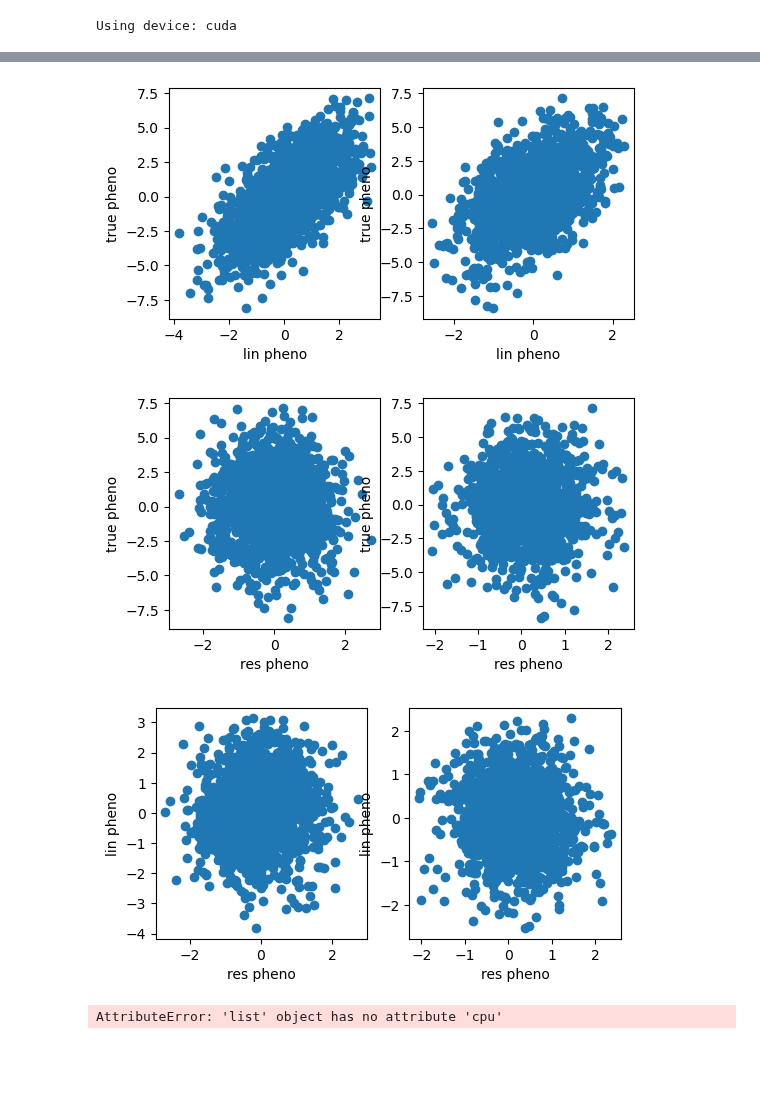
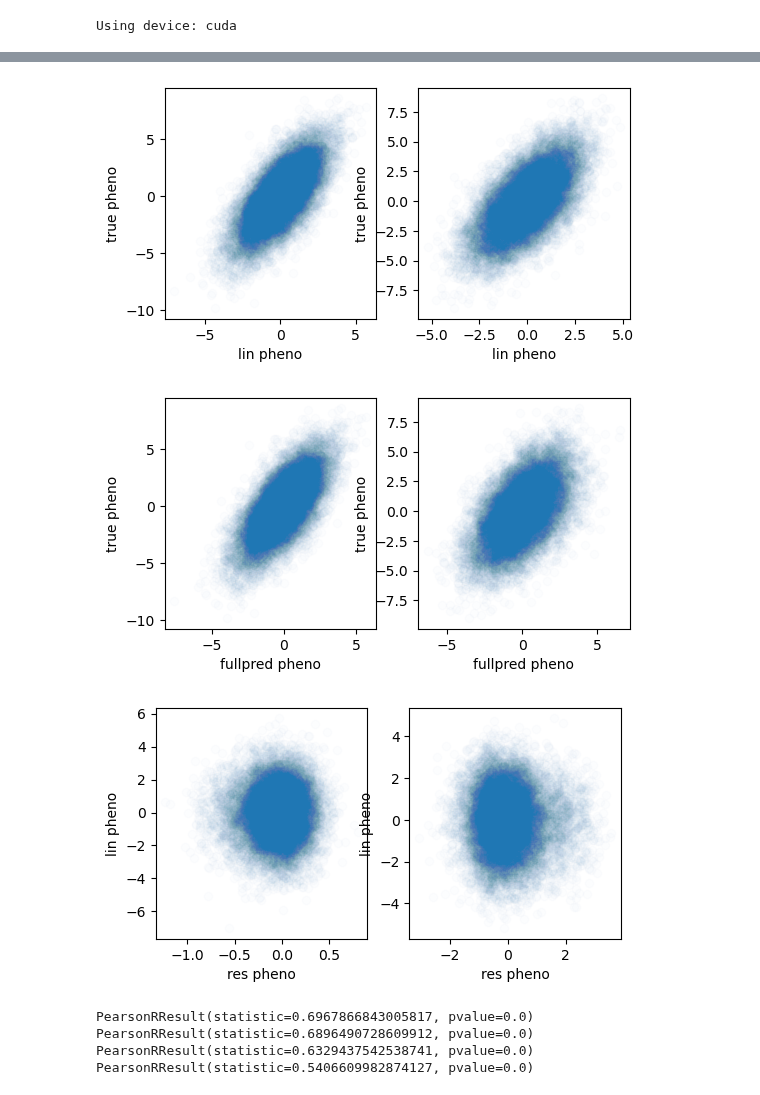
Before and after one commit to Arcadia-Science/2025-epistasis-dl-quantgen, a Jupyter notebook: workflow_sims/alphasimr_mini/gp_combi.ipynb, the cells around one changed output, grey strips where cells are left out. Cells and saved outputs as stored; diff of their text form; code cells hidden in the pictures; blank space fills up the shorter version.

Commit message:
alphasim mini 100k results

```diff
--- a/workflow_sims/alphasimr_mini/gp_combi.ipynb
+++ b/workflow_sims/alphasimr_mini/gp_combi.ipynb
@@ -23,7 +23,7 @@ from datetime import datetime
 
 #variables
 n_phen=2
-n_loci = 2000
+n_loci = 200
 n_alleles = 2
 latent_space_g = 3000
 EPS = 1e-15
@@ -32,9 +32,8 @@ EPS = 1e-15
 batch_size = 1000
 num_workers = 3
 
-#base_file_name = 'gpatlas_input/test_sim_WF_1kbt_10000n_5000000bp_'
-base_file_name = 'test_sim_WF_1kbt_10k_1mb_'
-#base_file_name_out = 'experiments/test_sim_WF_1kbt_10k_1mb_gpcombi'
+base_file_name = 'test_sim_WF_1kbt_100k_100sites_'
+
 
 
 device = torch.device("cuda" if torch.cuda.is_available() else "cpu")
@@ -441,72 +440,56 @@ for i, ax in enumerate(axes):
     # Extract predictions for this phenotype
     linpreds = linear_preds_all[:, i]
     true_pheno = truepheno_preds_all[:, i]
 
     # Plot histogram
-    ax.scatter(linpreds, true_pheno)
+    ax.scatter(linpreds, true_pheno, alpha = 0.01)
     ax.set_xlabel('lin pheno')
     ax.set_ylabel('true pheno')
 
 fig, axes = plt.subplots(1, n_phen, figsize=(n_phen * 3, 3))
 
 for i, ax in enumerate(axes):
     # Extract predictions for this phenotype
     respreds = residual_preds_all[:, i]
     true_pheno = truepheno_preds_all[:, i]
+    fullpreds = residual_preds_all[:, i] + linear_preds_all[:, i]
 
     # Plot histogram
-    ax.scatter(respreds, true_pheno)
-    ax.set_xlabel('res pheno')
+    ax.scatter(fullpreds, true_pheno, alpha = 0.01)
+    ax.set_xlabel('fullpred pheno')
     ax.set_ylabel('true pheno')
 
 
 fig, axes = plt.subplots(1, n_phen, figsize=(n_phen * 3, 3))
 
 for i, ax in enumerate(axes):
     # Extract predictions for this phenotype
     respreds = residual_preds_all[:, i]
     linpreds = linear_preds_all[:, i]
 
     # Plot histogram
-    ax.scatter(respreds, linpreds)
+    ax.scatter(respreds, linpreds, alpha = 0.01)
     ax.set_xlabel('res pheno')
     ax.set_ylabel('lin pheno')
 # %% [output]
-[figure, old version]
+[figure, new version]
-[figure, old version]
+[figure, new version]
-[figure, old version]
+[figure, new version]
-# %%
-true_preds = true_phenotypes.cpu()  # Shape: [n_phen, n_loci]
-true_preds2 = pd.DataFrame(true_preds)
-
-# Flatten the weights to 1D array for plotting
-all_weights = weights.flatten()
-
-# Get even and odd indexed weights
-# Using numpy's advanced indexing
-indices = np.arange(len(all_weights))
-even_weights = all_weights[indices % 2 == 0]
-odd_weights = all_weights[indices % 2 == 1]
-
-# Create a figure with 3 subplots
-fig, axs = plt.subplots(1, 4, figsize=(11, 2))
-
-# Plot histogram of all weights
-axs[0].hist(all_weights, bins=50, color='blue', alpha=0.7)
-axs[0].set_title('All Weights')
-axs[0].set_xlabel('Weight Value')
-
-# Plot histogram of even-indexed weights
-axs[1].hist(even_weights, bins=50, color='green', alpha=0.7)
-axs[1].set_title('0 Weights')
-axs[1].set_xlabel('Weight Value')
-
-# Plot histogram of odd-indexed weights
-axs[2].hist(odd_weights, bins=50, color='red', alpha=0.7)
-axs[2].set_title('1 Weights')
-axs[2].set_xlabel('Weight Value')
-
-axs[3].scatter(even_weights,odd_weights)
-axs[3].set_title('0 vs 1 Weights')
-# %% [output]
-AttributeError: 'list' object has no attribute 'cpu'
+# %%
+#residual_preds_all
+
+
+for i, ax in enumerate(axes):
+    # Extract predictions for this phenotype
+    linpreds = linear_preds_all[:, i]
+    fullpreds = residual_preds_all[:, i] + linear_preds_all[:, i]
+    true_pheno = truepheno_preds_all[:, i]
+
+
+    print(pearsonr(linpreds,true_pheno))
+    print(pearsonr(fullpreds,true_pheno))
+# %% [output]
+PearsonRResult(statistic=0.6967866843005817, pvalue=0.0)
+PearsonRResult(statistic=0.6896490728609912, pvalue=0.0)
+PearsonRResult(statistic=0.6329437542538741, pvalue=0.0)
+PearsonRResult(statistic=0.5406609982874127, pvalue=0.0)
```
Also changed, not shown: parts of 3 cells of this notebook, 5 other files.
